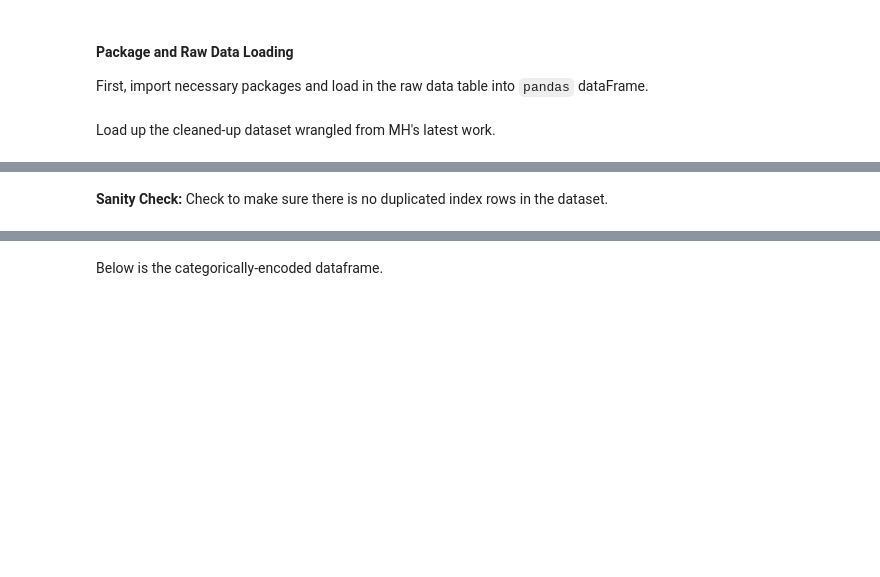
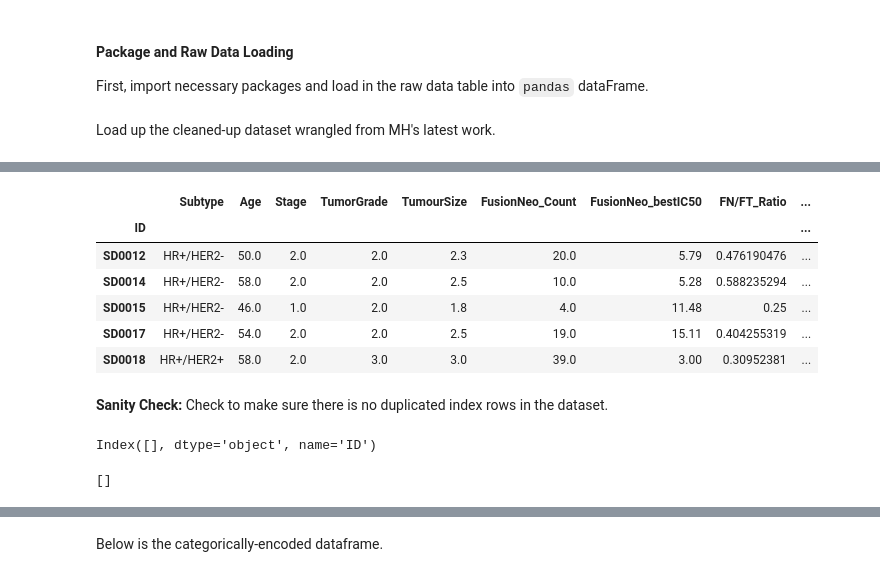
Before and after one commit to cancer-research-malaysia/ImmuNeonSVM, a Jupyter notebook: nb/xgboost_tuned.ipynb, the cells around one changed output, grey strips where cells are left out. Saved outputs shown, nothing was run; the diff lists cells and outputs as text; code cells hidden in the pictures; blank space fills up the shorter version.

```diff
--- a/nb/xgboost_tuned.ipynb
+++ b/nb/xgboost_tuned.ipynb
@@ -58,6 +74,5 @@ Decide all the clinical variables and neoantigen-related variables to keep in th
 # %%
-# subset df into just features and the immune scores as Y variables
-## DEPRECATED ##
-dfd = df.drop(columns = ['HR_status', 'HER_status', 'AgeGroup', 'FusionNeo_bestScore','FusionTransscript_Count', 'Fusion_T2NeoRate', 'SNVindelNeo_IC50', 'SNVindelNeo_IC50Percentile'])
+# let's drop all NaN for now and set col 'ID' as index
+dfd = df.drop(columns = ['Batch', 'PAM50', 'HR_status', 'HER_status', 'AgeGroup', 'TotalNeo_Count', 'FusionTransscript_Count', 'SNVindelNeo_IC50Percentile']).dropna().set_index('ID')
 print(dfd.shape)
 dfd.head()
@@ -71,7 +88,23 @@ dfx.head()
+# %%
+# rename the column `Fusion_T2NeoRate` to `FN/FT_Ratio` and `FusionNeo_bestScore` to `FusionNeo_bestIC50`
+dfd.rename(columns={'Fusion_T2NeoRate': 'FN/FT_Ratio'}, inplace=True)
+dfd.rename(columns={'FusionNeo_bestScore': 'FusionNeo_bestIC50'}, inplace=True)
+# %%
+dfd.head()
+# %% [output]
+|  | Subtype | Age | Stage | TumorGrade | TumourSize | FusionNeo_Count | FusionNeo_bestIC50 | FN/FT_Ratio | ... |
+| ID |  |  |  |  |  |  |  |  | ... |
+| SD0012 | HR+/HER2- | 50.0 | 2.0 | 2.0 | 2.3 | 20.0 | 5.79 | 0.476190476 | ... |
+| SD0014 | HR+/HER2- | 58.0 | 2.0 | 2.0 | 2.5 | 10.0 | 5.28 | 0.588235294 | ... |
+| SD0015 | HR+/HER2- | 46.0 | 1.0 | 2.0 | 1.8 | 4.0 | 11.48 | 0.25 | ... |
+| SD0017 | HR+/HER2- | 54.0 | 2.0 | 2.0 | 2.5 | 19.0 | 15.11 | 0.404255319 | ... |
+| SD0018 | HR+/HER2+ | 58.0 | 2.0 | 3.0 | 3.0 | 39.0 | 3.00 | 0.30952381 | ... |
 # %% [markdown]
 **Sanity Check:** Check to make sure there is no duplicated index rows in the dataset.
 # %%
-## DEPRECATED ##
-print(dfx.index[dfx.index.duplicated()].unique())
-rows_dupe = list(dfx.index[dfx.index.duplicated()].unique())
+print(dfd.index[dfd.index.duplicated()].unique())
+rows_dupe = list(dfd.index[dfd.index.duplicated()].unique())
 rows_dupe
+# %% [output]
+Index([], dtype='object', name='ID')
+[]
```
Also changed, not shown: parts of 28 cells of this notebook, 1 other file.
